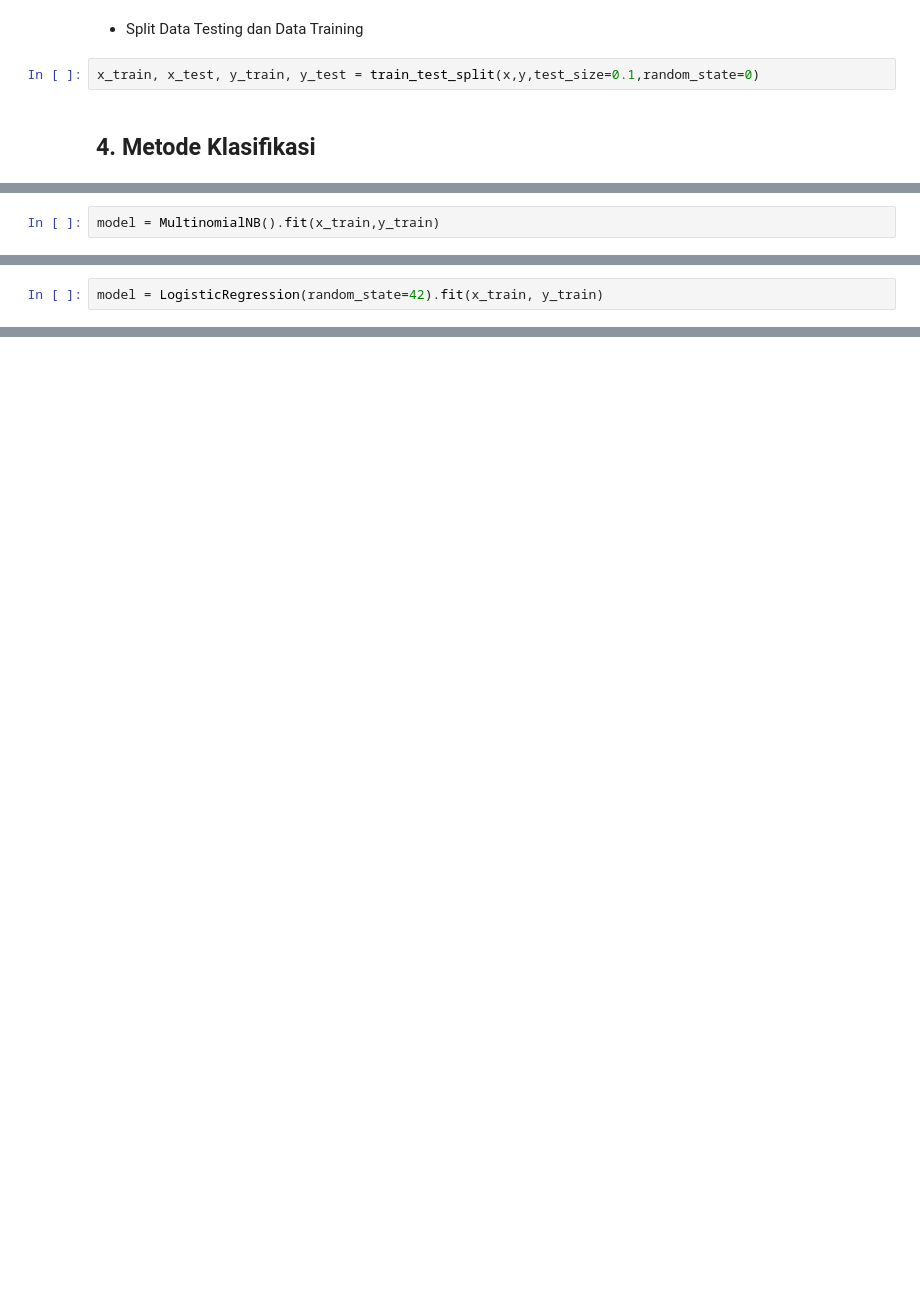
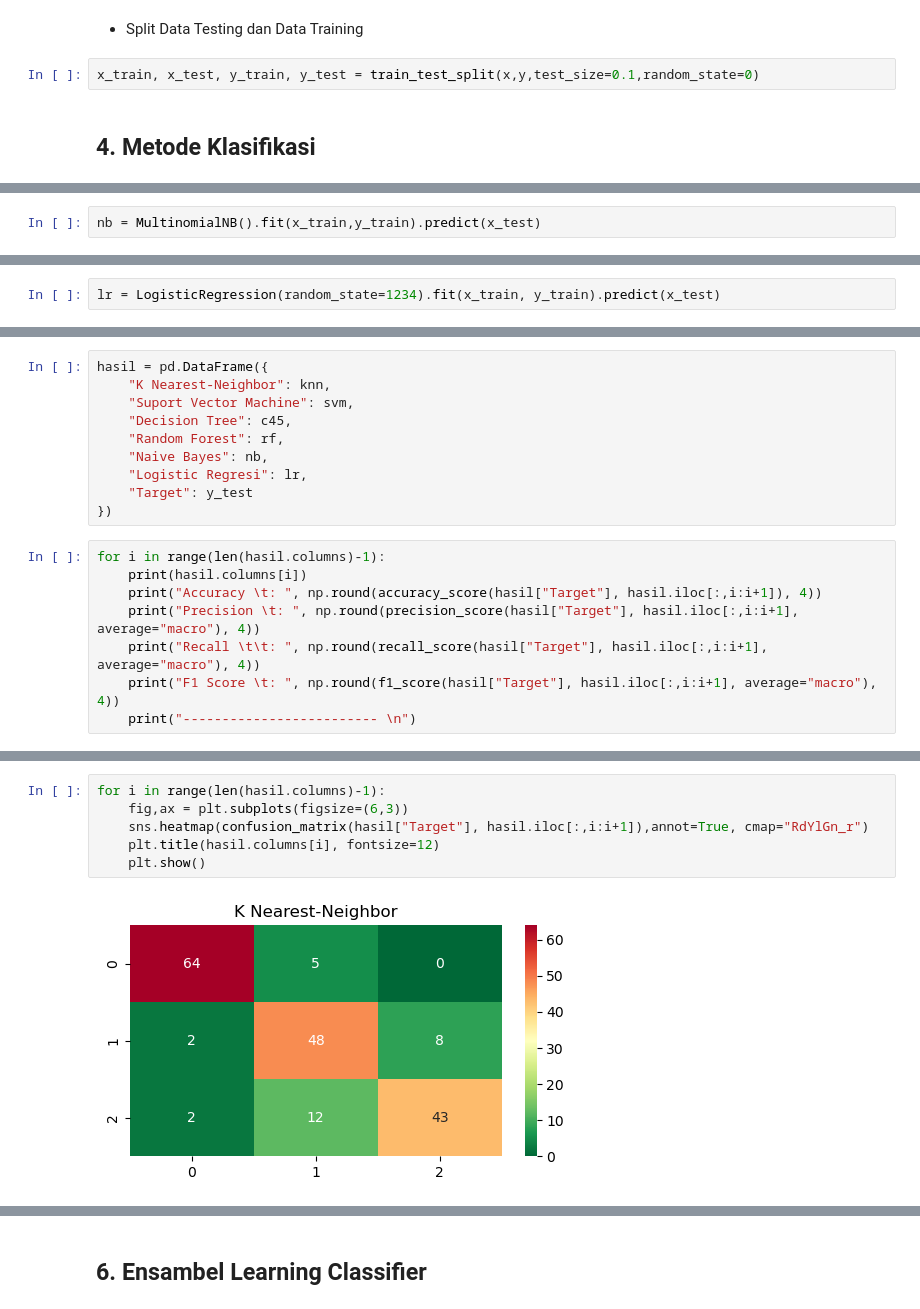
Before and after one commit to kusin/klasifikasi_kopra, a Jupyter notebook: new_klasifikasi_kopra.ipynb, the cells around one changed output, grey strips where cells are left out. Cells and saved outputs as stored; diff of their text form; blank space fills up the shorter version.

```diff
--- a/new_klasifikasi_kopra.ipynb
+++ b/new_klasifikasi_kopra.ipynb
@@ -264,2 +200,2 @@ plt.show()
 # %%
-model = MultinomialNB().fit(x_train,y_train)
+nb = MultinomialNB().fit(x_train,y_train).predict(x_test)
@@ -288,2 +204,2 @@ plt.show()
 # %%
-model = LogisticRegression(random_state=42).fit(x_train, y_train)
+lr = LogisticRegression(random_state=1234).fit(x_train, y_train).predict(x_test)
@@ -309,0 +208,18 @@ plt.show()
+# %%
+hasil = pd.DataFrame({
+    "K Nearest-Neighbor": knn,
+    "Suport Vector Machine": svm,
+    "Decision Tree": c45,
+    "Random Forest": rf,
+    "Naive Bayes": nb,
+    "Logistic Regresi": lr,
+    "Target": y_test
+})
+# %%
+for i in range(len(hasil.columns)-1):
+    print(hasil.columns[i])
+    print("Accuracy \t: ", np.round(accuracy_score(hasil["Target"], hasil.iloc[:,i:i+1]), 4))
+    print("Precision \t: ", np.round(precision_score(hasil["Target"], hasil.iloc[:,i:i+1], average="macro"), 4))
+    print("Recall \t\t: ", np.round(recall_score(hasil["Target"], hasil.iloc[:,i:i+1], average="macro"), 4))
+    print("F1 Score \t: ", np.round(f1_score(hasil["Target"], hasil.iloc[:,i:i+1], average="macro"), 4))
+    print("------------------------- \n")
@@ -309,0 +244,8 @@ plt.show()
+# %%
+for i in range(len(hasil.columns)-1):
+    fig,ax = plt.subplots(figsize=(6,3))
+    sns.heatmap(confusion_matrix(hasil["Target"], hasil.iloc[:,i:i+1]),annot=True, cmap="RdYlGn_r")
+    plt.title(hasil.columns[i], fontsize=12)
+    plt.show()
+# %% [output]
+[figure, added]
@@ -309,0 +257,2 @@ plt.show()
+# %% [markdown]
+## 6. Ensambel Learning Classifier
```
Also changed, not shown: parts of 43 cells of this notebook, 1 other file.
